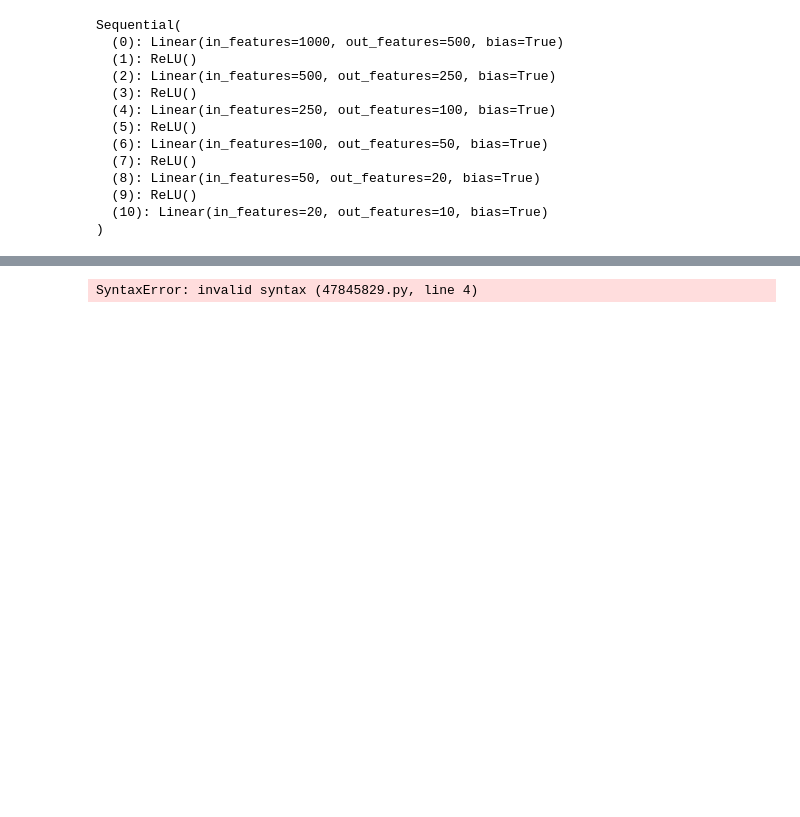
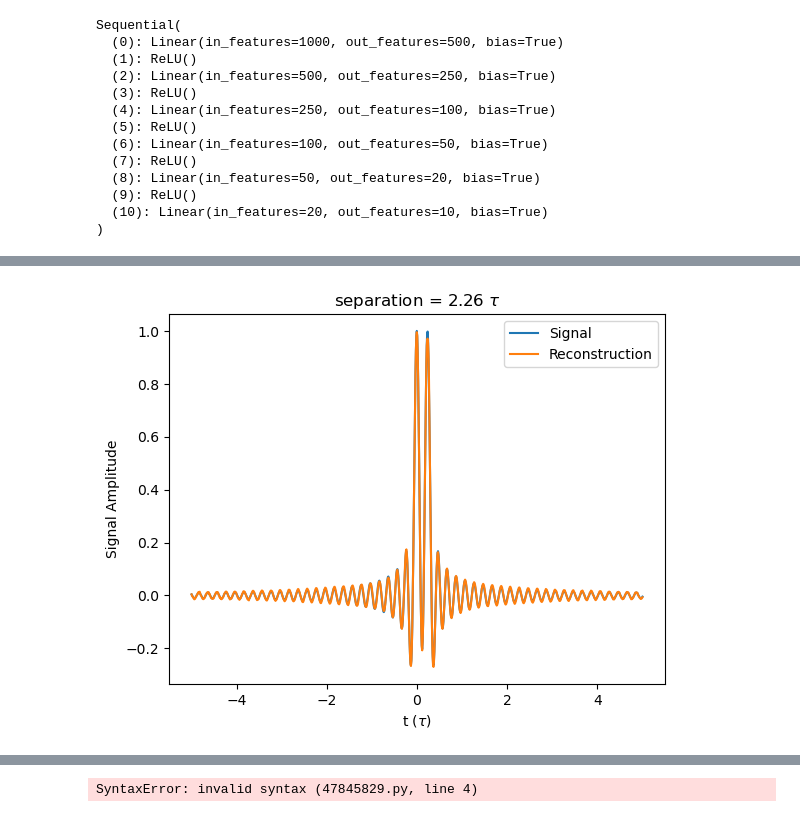
Before and after one commit to abhishekchak52/radar-ml, a Jupyter notebook: autoencoder.ipynb, the cells around one changed output, grey strips where cells are left out. Drawn from its saved outputs; the diff is of its cells as text; code cells hidden in the pictures; blank space fills up the shorter version.

```diff
--- a/autoencoder.ipynb
+++ b/autoencoder.ipynb
@@ -182,13 +157,18 @@ LOCAL_RANK: 0 - CUDA_VISIBLE_DEVICES: [0]
 # %%
-
-# embed 4 fake images!
-fake_x, fake_y = test_dataset[16]
-recon = autoencoder.forward(fake_x)
-tlist = np.linspace(-5,5,  1000)
-fig, ax = plt.subplots()
-ax.plot(tlist, fake_x.cpu().numpy(), label='Signal')
-ax.plot(tlist, recon, label='Reconstruction')
-ax.legend()
-ax.set(xlim=(-2,2), xlabel=r't ($\tau$)', ylabel='Signal Amplitude', title=fr'separation = {fake_y.detach().numpy()[0]:.2f} $\tau$')
-print(f"Loss = {nn.functional.mse_loss(torch.tensor(recon), fake_x):.2e}")
+with torch.no_grad():
+    # embed 4 fake images!
+    fake_x, fake_y = test_dataset[158]
+    recon = trained_decoder(trained_encoder(fake_x))
+    tlist = np.linspace(-5, 5, 1000)
+    fig, ax = plt.subplots()
+    ax.plot(tlist, fake_x.cpu().numpy(), label="Signal")
+    ax.plot(tlist, recon, label="Reconstruction")
+    ax.legend()
+    ax.set(
+        # xlim=(-2, 2),
+        xlabel=r"t ($\tau$)",
+        ylabel="Signal Amplitude",
+        title=rf"separation = {fake_y.detach().numpy()[0]:.2f} $\tau$",
+    )
+    print(f"Loss = {nn.functional.mse_loss(recon, fake_x):.2e}")
 # %% [output]
@@ -195,0 +176 @@ NotImplementedError: Module [LitAutoEncoder] is missing the required "forward" f
+[figure, added]
```
Also changed, not shown: parts of 17 cells of this notebook, 2 other files.
